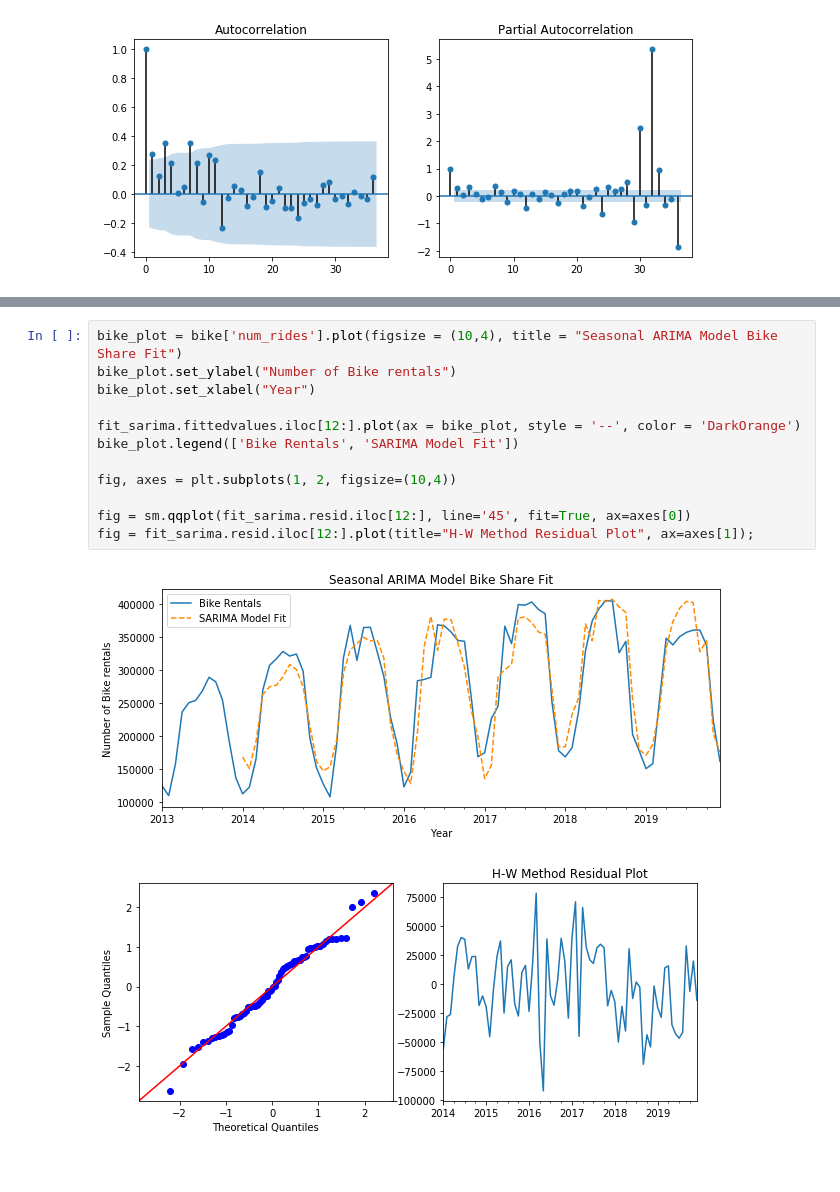
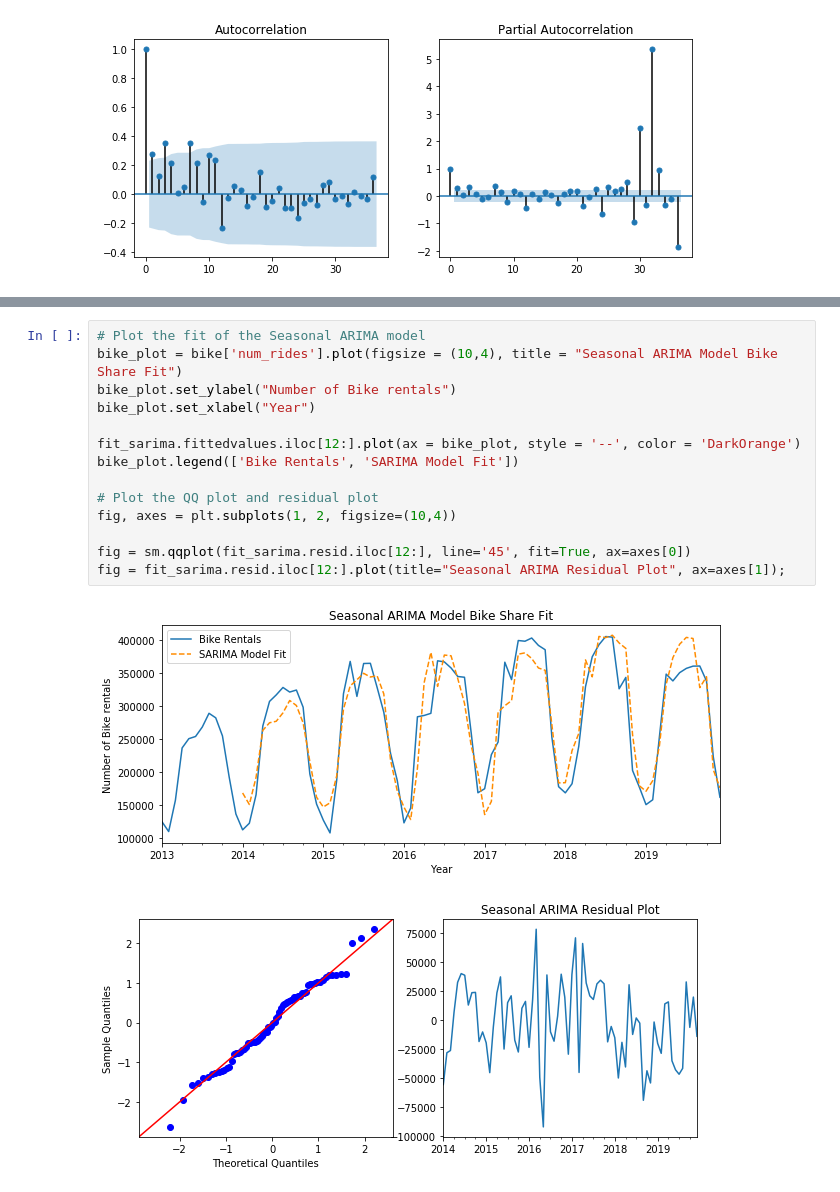
Before and after one commit to Christopher-Liu/bikeshare-ts-analysis, a Jupyter notebook: bikeshare_ts_proj.ipynb, the cells around one changed output, grey strips where cells are left out. Cells and saved outputs as stored; diff of their text form.

Commit message:
Added comments to ARIMA code

```diff
--- a/bikeshare_ts_proj.ipynb
+++ b/bikeshare_ts_proj.ipynb
@@ -245,17 +247,19 @@ Warnings:
 [1] Covariance matrix calculated using the outer product of gradients (complex-step).
 [2] Covariance matrix is singular or near-singular, with condition number 9.85e+35. Standard errors may be unstable.
 # %%
+# Plot the fit of the Seasonal ARIMA model
 bike_plot = bike['num_rides'].plot(figsize = (10,4), title = "Seasonal ARIMA Model Bike Share Fit")
 bike_plot.set_ylabel("Number of Bike rentals")
 bike_plot.set_xlabel("Year")
 
 fit_sarima.fittedvalues.iloc[12:].plot(ax = bike_plot, style = '--', color = 'DarkOrange')
 bike_plot.legend(['Bike Rentals', 'SARIMA Model Fit'])
 
+# Plot the QQ plot and residual plot
 fig, axes = plt.subplots(1, 2, figsize=(10,4))
 
 fig = sm.qqplot(fit_sarima.resid.iloc[12:], line='45', fit=True, ax=axes[0])
-fig = fit_sarima.resid.iloc[12:].plot(title="H-W Method Residual Plot", ax=axes[1]);
+fig = fit_sarima.resid.iloc[12:].plot(title="Seasonal ARIMA Residual Plot", ax=axes[1]);
 # %% [output]
 [figure]
-[figure, old version]
+[figure, new version]
```
Also changed, not shown: parts of 3 cells of this notebook.
